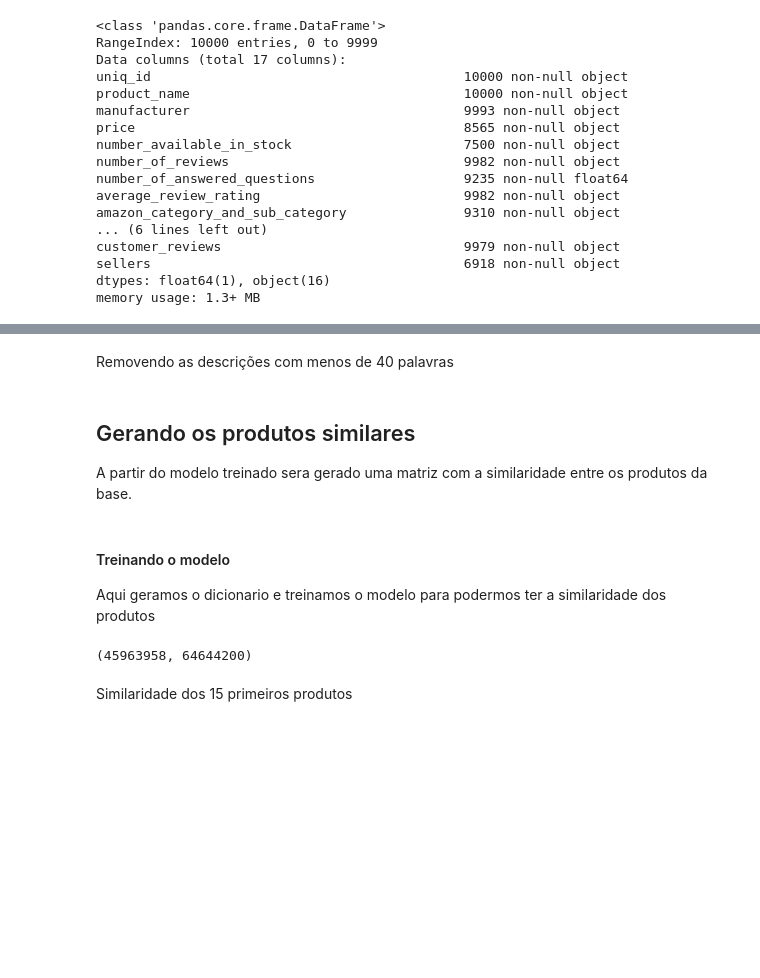
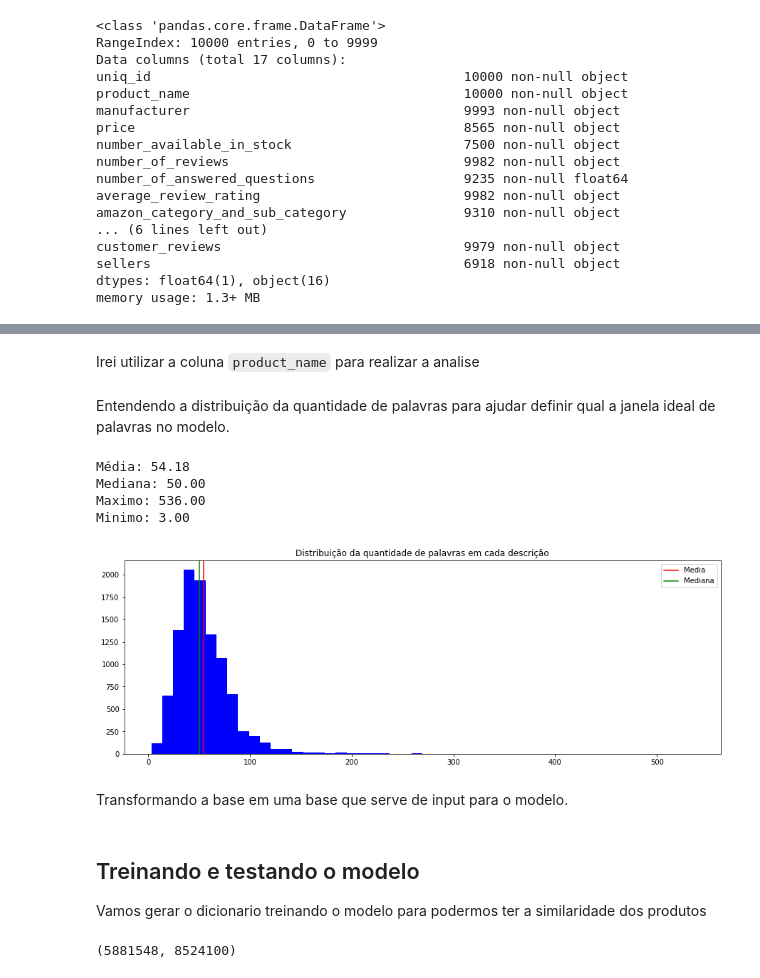
Before and after one commit to natansilva/similaridade_de_produtos, a Jupyter notebook: similaridade_de_produtos.ipynb, the cells around one changed output, grey strips where cells are left out. Cells and saved outputs as stored; diff of their text form; code cells hidden in the pictures; blank space fills up the shorter version.

Commit message:
Refazendo a analise com o product name

```diff
--- a/similaridade_de_produtos.ipynb
+++ b/similaridade_de_produtos.ipynb
@@ -65,5 +47,5 @@ Leiturado do arquivo em csv e transformação em uma lista de listas que é o in
 # %%
-base = read_csv('dados.csv')
+base = read_csv('amazon_co-ecommerce_sample.csv')
 # %%
 base.info()
 # %% [output]
@@ -84,5 +66,3 @@ customer_reviews                               9979 non-null object
 sellers                                        6918 non-null object
 dtypes: float64(1), object(16)
 memory usage: 1.3+ MB
-# %%
-base = base.dropna(subset=['description']).reset_index()
@@ -125,6 +69,33 @@ plt.show()
-# %% [markdown]
-Removendo as descrições com menos de 40 palavras
-# %%
-base['value_counts'] = lista_qtd_palavras
-base = base[base['value_counts'] > 40]
+# %% [markdown]
+Irei utilizar a coluna `product_name` para realizar a analise
+# %%
+coluna = 'product_name'
+# %% [markdown]
+Entendendo a distribuição da quantidade de palavras para ajudar definir qual a janela ideal de palavras no modelo.
+# %%
+lista_qtd_palavras = base[coluna].str.len()
+
+print('Média: %.2f' % mean(lista_qtd_palavras))
+print('Mediana: %.2f' % median(lista_qtd_palavras))
+print('Maximo: %.2f' % max(lista_qtd_palavras))
+print('Minimo: %.2f' % min(lista_qtd_palavras))
+
+plt.figure(figsize=[15, 5])
+
+plt.axvline(x=mean(lista_qtd_palavras), color='red')
+plt.axvline(x=median(lista_qtd_palavras), color='green')
+
+plt.title('Distribuição da quantidade de palavras em cada descrição')
+plt.hist(lista_qtd_palavras, bins=50, color='blue')
+plt.legend(['Media','Mediana'])
+
+plt.show()
+# %% [output]
+Média: 54.18
+Mediana: 50.00
+Maximo: 536.00
+Minimo: 3.00
+[figure, added]
+# %% [markdown]
+Transformando a base em uma base que serve de input para o modelo.
 # %%
@@ -133,14 +103,9 @@ base_treino = base_treino['description'].apply(preprocessing_text)
 base_treino = list(base_treino)
-# %% [markdown]
-## Gerando os produtos similares
-A partir do modelo treinado sera gerado uma matriz com a similaridade entre os produtos da base.
 # %% [markdown]
-#### Treinando o modelo
-Aqui geramos o dicionario e treinamos o modelo para podermos ter a similaridade dos produtos
+## Treinando e testando o modelo
+Vamos gerar o dicionario treinando o modelo para podermos ter a similaridade dos produtos
 # %%
-model = Word2Vec(base_treino, window=10, size=150)
+model = Word2Vec(base_treino, window=20, size=150)
 model.train(base_treino, total_examples=len(base_treino), epochs=100)
 # %% [output]
-(45963958, 64644200)
+(5881548, 8524100)
-# %% [markdown]
-Similaridade dos 15 primeiros produtos
```
Also changed, not shown: parts of 15 cells of this notebook.
